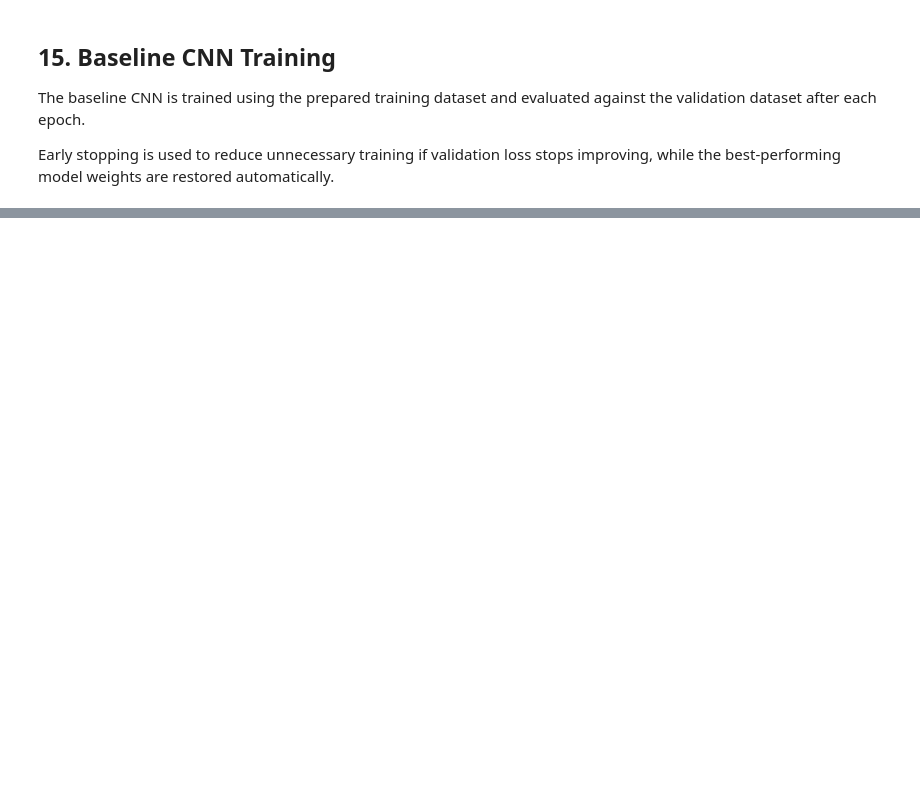
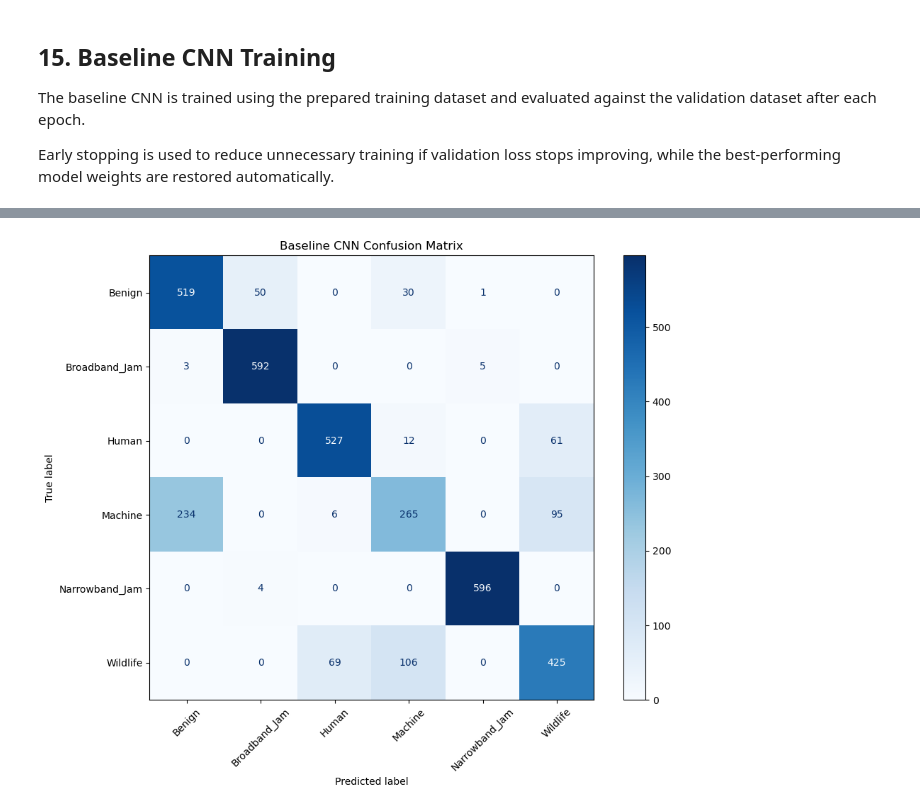
Before and after one commit to Mosizamani/aai-540-final-project-group6, a Jupyter notebook: Group_6_RF_Intrusion_Detection.ipynb, the cells around one changed output, grey strips where cells are left out. Saved outputs shown, nothing was run; the diff lists cells and outputs as text; code cells hidden in the pictures; blank space fills up the shorter version.

```diff
--- a/Group_6_RF_Intrusion_Detection.ipynb
+++ b/Group_6_RF_Intrusion_Detection.ipynb
@@ -520,0 +580,17 @@ print(monitoring_s3_uri)
+# %%
+# ============================================
+# Baseline CNN Training
+# ============================================
+
+early_stopping = tf.keras.callbacks.EarlyStopping(
+    monitor="val_loss",
+    patience=3,
+    restore_best_weights=True
+)
+
+history = model.fit(
+    train_ds,
+    validation_data=val_ds,
+    epochs=15,
+    callbacks=[early_stopping]
+)
@@ -520,0 +648,68 @@ print(monitoring_s3_uri)
+# %%
+# ============================================
+# Classification Performance
+# ============================================
+
+import numpy as np
+import matplotlib.pyplot as plt
+
+from sklearn.metrics import (
+    classification_report,
+    confusion_matrix,
+    ConfusionMatrixDisplay
+)
+
+# Collect true labels from the test dataset
+y_true = np.concatenate([
+    np.argmax(labels.numpy(), axis=1)
+    for images, labels in test_ds
+])
+
+# Generate class probabilities
+y_prob = model.predict(
+    test_ds,
+    verbose=1
+)
+
+# Convert probabilities to predicted class labels
+y_pred = np.argmax(
+    y_prob,
+    axis=1
+)
+
+# Classification report
+print("Baseline CNN Classification Report")
+print("----------------------------------")
+
+print(
+    classification_report(
+        y_true,
+        y_pred,
+        target_names=class_names,
+        digits=4
+    )
+)
+
+# Confusion matrix
+cm = confusion_matrix(
+    y_true,
+    y_pred
+)
+
+disp = ConfusionMatrixDisplay(
+    confusion_matrix=cm,
+    display_labels=class_names
+)
+
+fig, ax = plt.subplots(figsize=(10, 8))
+disp.plot(
+    ax=ax,
+    cmap="Blues",
+    values_format="d"
+)
+
+plt.title("Baseline CNN Confusion Matrix")
+plt.xticks(rotation=45)
+plt.tight_layout()
+plt.show()
+# %% [output]
@@ -520,0 +733 @@ print(monitoring_s3_uri)
+[figure, added]
```
Also changed, not shown: parts of 49 cells of this notebook, 1 other file.
